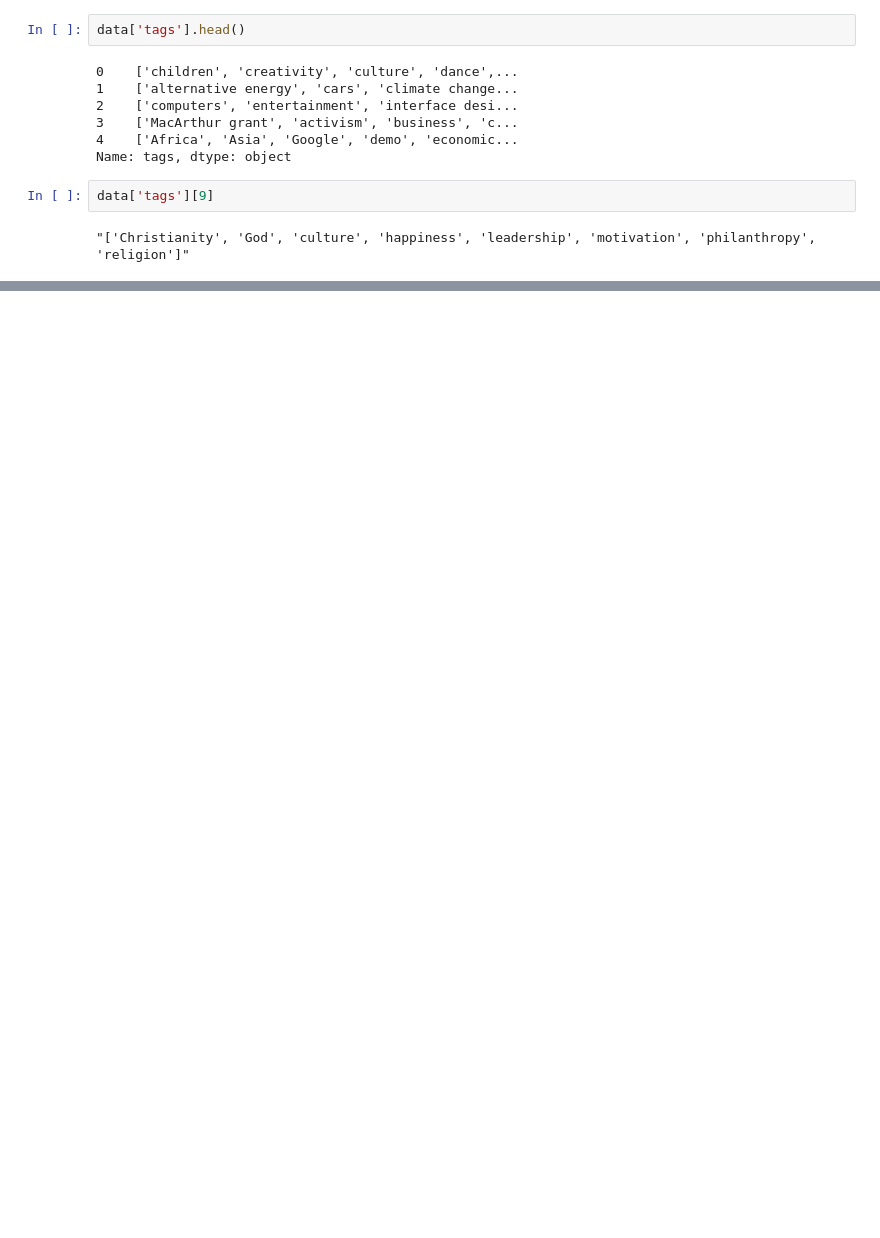
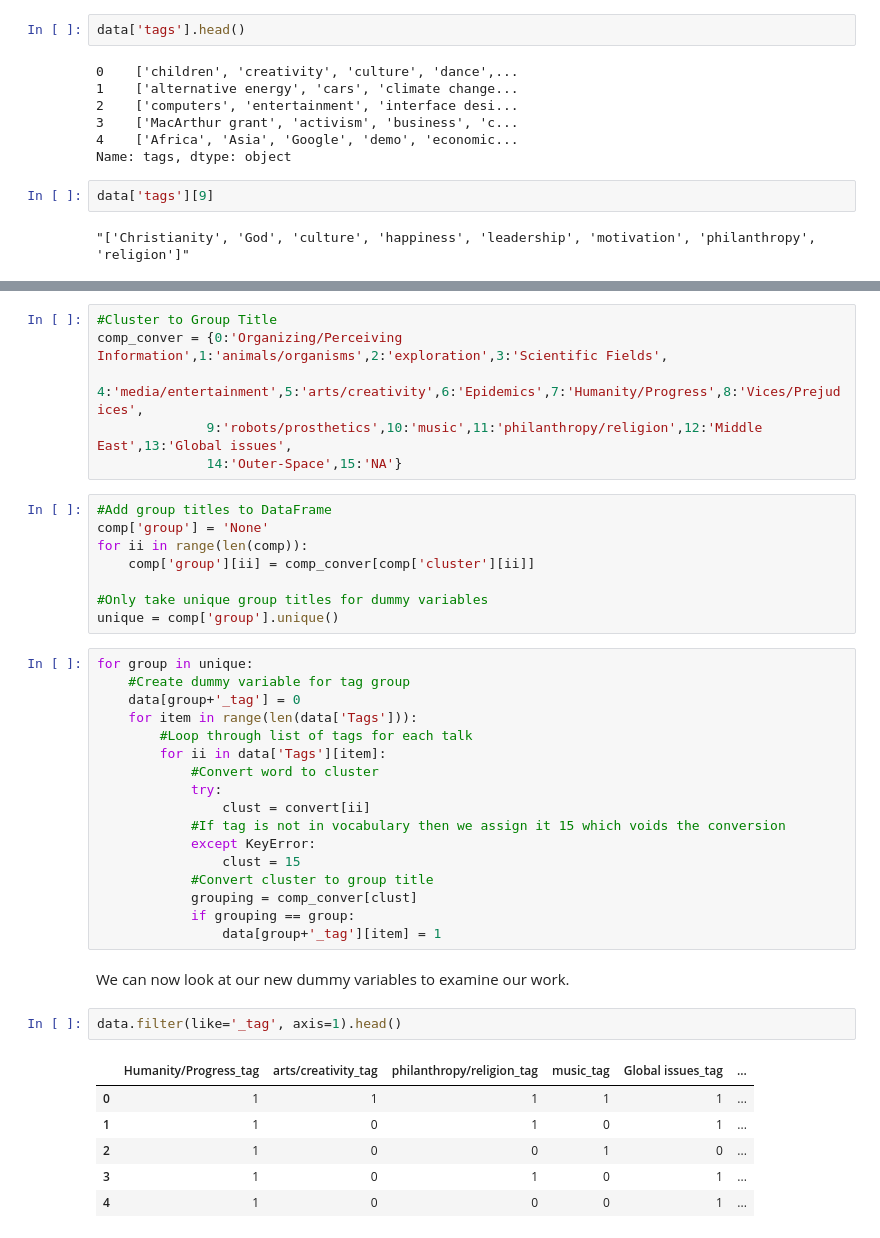
Before and after one commit to TristanMoser/213Project, a Jupyter notebook: Tristan.ipynb, the cells around one changed output, grey strips where cells are left out. Drawn from its saved outputs; the diff is of its cells as text; blank space fills up the shorter version.

```diff
--- a/Tristan.ipynb
+++ b/Tristan.ipynb
@@ -344,0 +334,42 @@ sns.regplot(x="related_views", y="views", data=data)
+# %%
+#Cluster to Group Title
+comp_conver = {0:'Organizing/Perceiving Information',1:'animals/organisms',2:'exploration',3:'Scientific Fields',
+              4:'media/entertainment',5:'arts/creativity',6:'Epidemics',7:'Humanity/Progress',8:'Vices/Prejudices',
+              9:'robots/prosthetics',10:'music',11:'philanthropy/religion',12:'Middle East',13:'Global issues',
+              14:'Outer-Space',15:'NA'}
+# %%
+#Add group titles to DataFrame
+comp['group'] = 'None'
+for ii in range(len(comp)):
+    comp['group'][ii] = comp_conver[comp['cluster'][ii]]
+
+#Only take unique group titles for dummy variables
+unique = comp['group'].unique()
+# %%
+for group in unique:
+    #Create dummy variable for tag group
+    data[group+'_tag'] = 0
+    for item in range(len(data['Tags'])):
+        #Loop through list of tags for each talk
+        for ii in data['Tags'][item]:
+            #Convert word to cluster
+            try:
+                clust = convert[ii]
+            #If tag is not in vocabulary then we assign it 15 which voids the conversion
+            except KeyError:
+                clust = 15
+            #Convert cluster to group title
+            grouping = comp_conver[clust]
+            if grouping == group:
+                data[group+'_tag'][item] = 1
+# %% [markdown]
+We can now look at our new dummy variables to examine our work.
+# %%
+data.filter(like='_tag', axis=1).head()
+# %% [output]
+|  | Humanity/Progress_tag | arts/creativity_tag | philanthropy/religion_tag | music_tag | Global issues_tag | ... |
+| 0 | 1 | 1 | 1 | 1 | 1 | ... |
+| 1 | 1 | 0 | 1 | 0 | 1 | ... |
+| 2 | 1 | 0 | 0 | 1 | 0 | ... |
+| 3 | 1 | 0 | 1 | 0 | 1 | ... |
+| 4 | 1 | 0 | 0 | 0 | 1 | ... |
```
Also changed, not shown: parts of 95 cells of this notebook.
